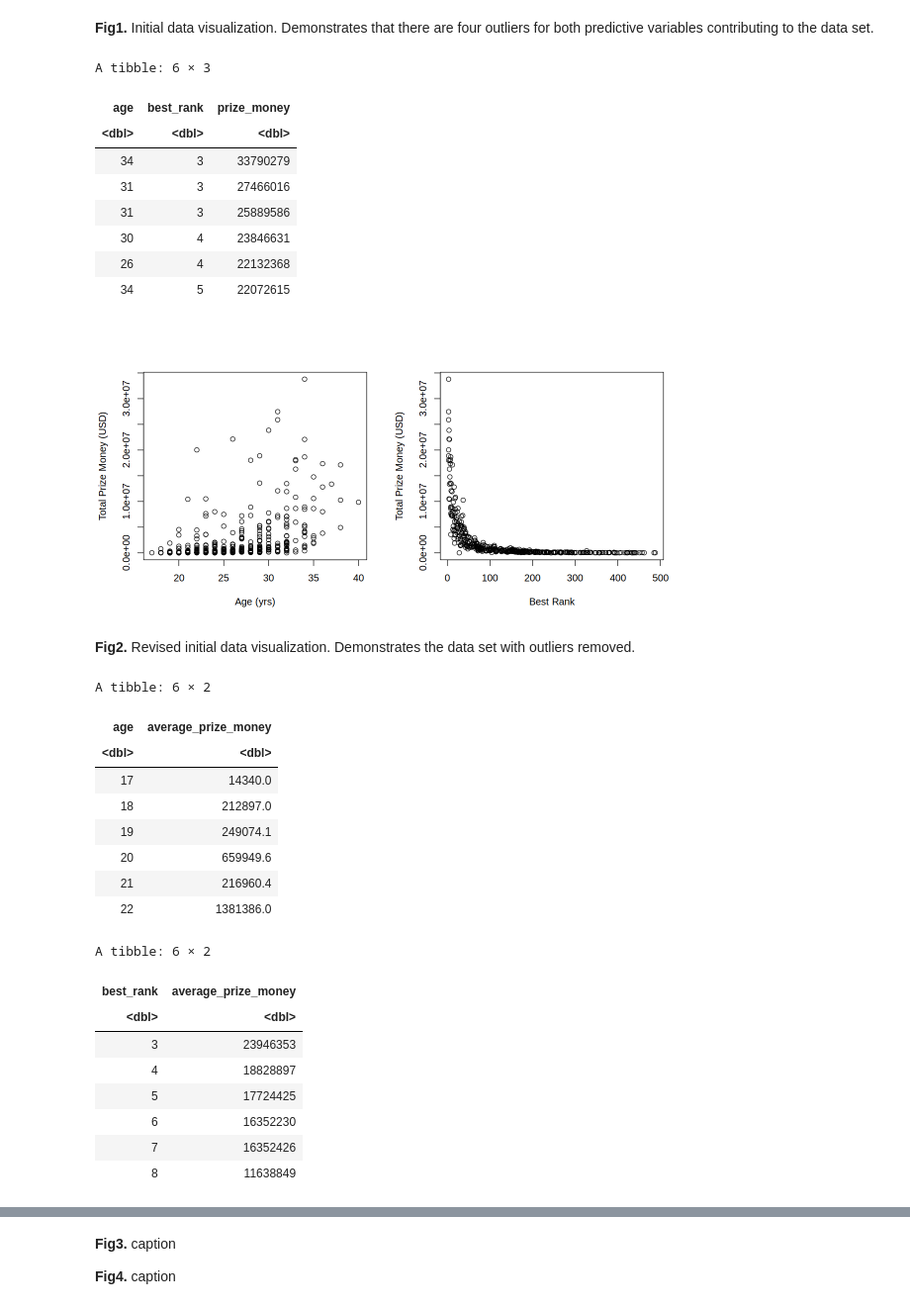
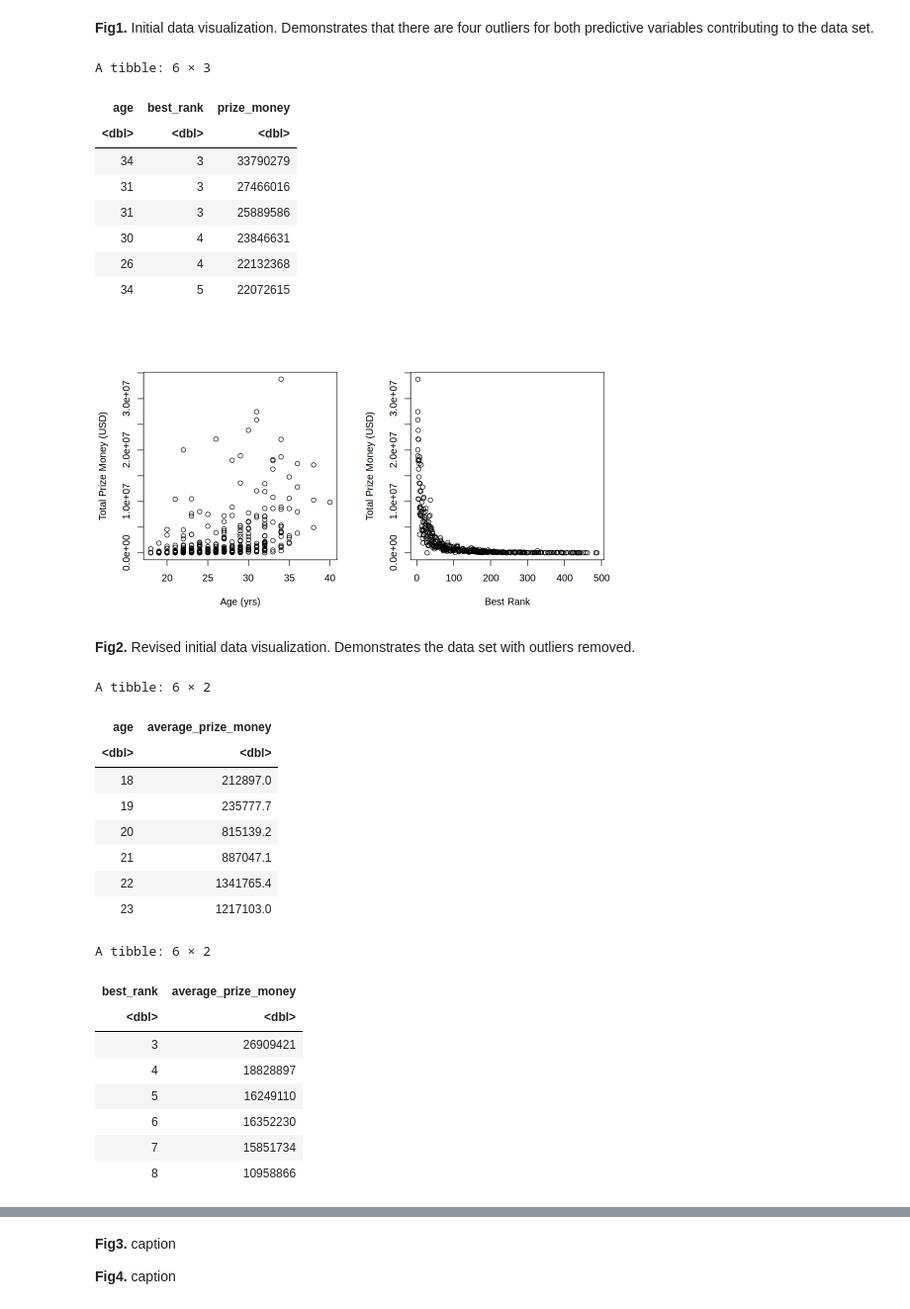
Before and after one commit to Myralalala/group15, a Jupyter notebook: report_group15.ipynb, the cells around one changed output, grey strips where cells are left out. Shown at 99% size. Cells and saved outputs as stored; diff of their text form; code cells hidden in the pictures.

```diff
--- a/report_group15.ipynb
+++ b/report_group15.ipynb
@@ -126,26 +126,26 @@ plot(tennis_tidy$best_rank, tennis_tidy$prize_money, xlab = "Best Rank",
 # %%
 # Removing outliers
 tennis_data_tidy <- tennis_tidy |>
-    filter(prize_money < 50000000)|>
+    filter(prize_money < 50000000, age != 17, age != 37)|>
     arrange(desc(prize_money))
 head(tennis_data_tidy)
 
 par(mfrow = c(1, 2))
 plot(tennis_data_tidy$age, tennis_data_tidy$prize_money, xlab = "Age (yrs)",
       ylab = "Total Prize Money (USD)")
 plot(tennis_data_tidy$best_rank, tennis_data_tidy$prize_money, xlab = "Best Rank",
       ylab = "Total Prize Money (USD)")
 # %% [output]
 A tibble: 6 × 3
 | age | best_rank | prize_money |
 | <dbl> | <dbl> | <dbl> |
 | 34 | 3 | 33790279 |
 | 31 | 3 | 27466016 |
 | 31 | 3 | 25889586 |
 | 30 | 4 | 23846631 |
 | 26 | 4 | 22132368 |
 | 34 | 5 | 22072615 |
-[figure, old version]
+[figure, new version]
 # %% [markdown]
 **Fig2.** Revised initial data visualization. Demonstrates the data set with outliers removed.
 # %%
@@ -172,21 +172,21 @@ head(average_best_rank)
 A tibble: 6 × 2
 | age | average_prize_money |
 | <dbl> | <dbl> |
-| 17 | 14340.0 |
 | 18 | 212897.0 |
-| 19 | 249074.1 |
-| 20 | 659949.6 |
-| 21 | 216960.4 |
-| 22 | 1381386.0 |
+| 19 | 235777.7 |
+| 20 | 815139.2 |
+| 21 | 887047.1 |
+| 22 | 1341765.4 |
+| 23 | 1217103.0 |
 A tibble: 6 × 2
 | best_rank | average_prize_money |
 | <dbl> | <dbl> |
-| 3 | 23946353 |
+| 3 | 26909421 |
 | 4 | 18828897 |
-| 5 | 17724425 |
+| 5 | 16249110 |
 | 6 | 16352230 |
-| 7 | 16352426 |
-| 8 | 11638849 |
+| 7 | 15851734 |
+| 8 | 10958866 |
 # %%
 #Initial graphs of the predictor variables and the response variable we are predicting (Prize money)
 options(repr.plot.width = 9, repr.plot.height = 5)
```
Also changed, not shown: parts of 3 cells of this notebook.
